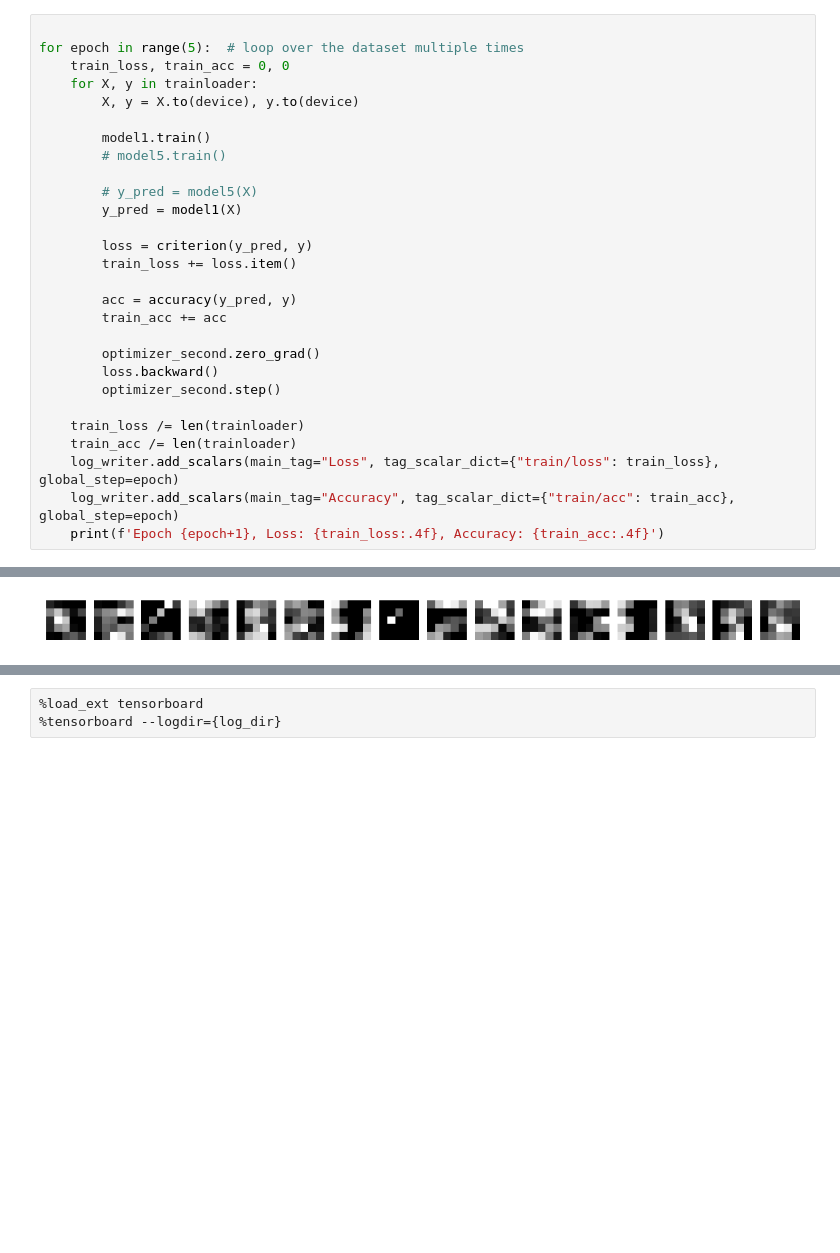
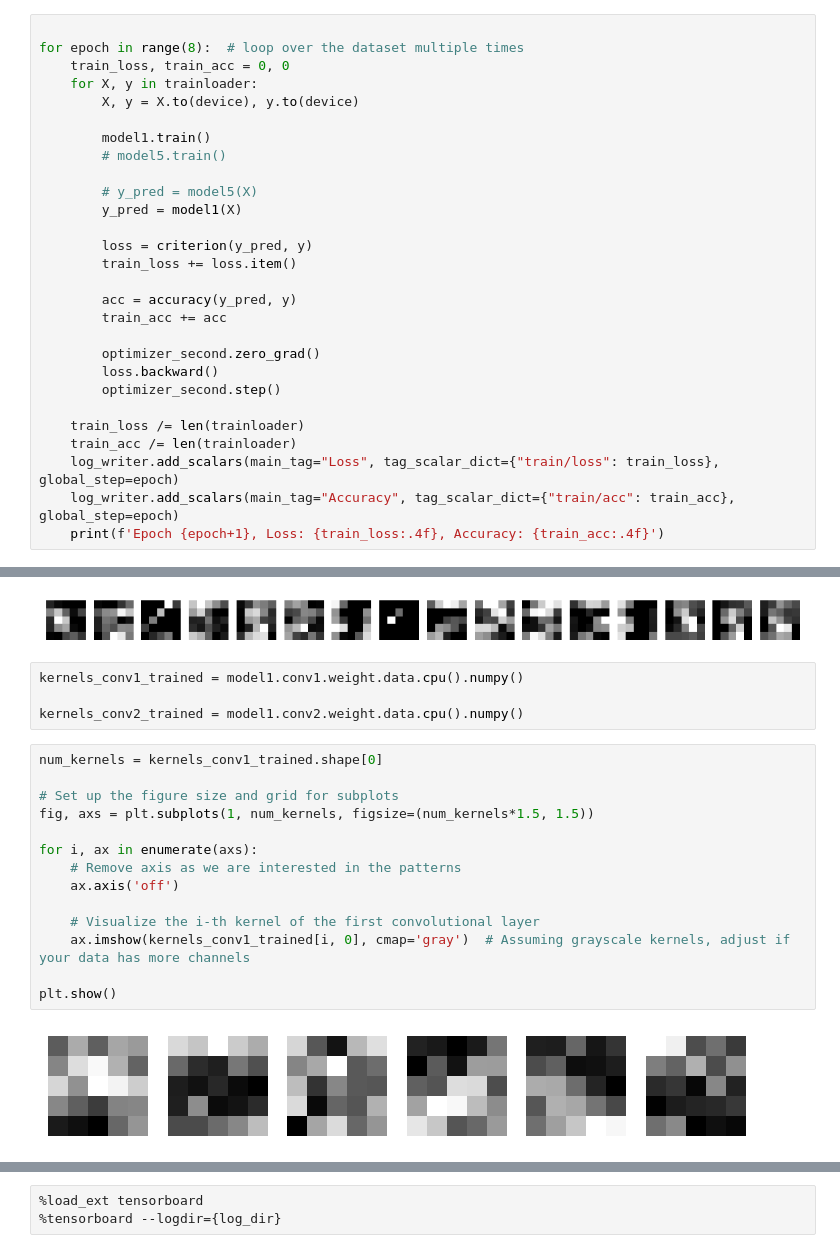
Before and after one commit to denmj/ML_regs, a Jupyter notebook: pytorch_/simple_model.ipynb, the cells around one changed output, grey strips where cells are left out. Cells and saved outputs as stored; diff of their text form; blank space fills up the shorter version.

```diff
--- a/pytorch_/simple_model.ipynb
+++ b/pytorch_/simple_model.ipynb
@@ -220,7 +256,7 @@ log_dir = os.path.join('runs', timestamp, experiment_name, model_name)
 log_writer = SummaryWriter(log_dir=log_dir)
 # %%
 
-for epoch in range(5):  # loop over the dataset multiple times
+for epoch in range(8):  # loop over the dataset multiple times
     train_loss, train_acc = 0, 0
     for X, y in trainloader:
         X, y = X.to(device), y.to(device)
@@ -321,3 +360,23 @@ for idx, feature_map in enumerate(feature_maps_trained[0]):
 plt.show()
 # %% [output]
 [figure]
+# %%
+kernels_conv1_trained = model1.conv1.weight.data.cpu().numpy()
+
+kernels_conv2_trained = model1.conv2.weight.data.cpu().numpy()
+# %%
+num_kernels = kernels_conv1_trained.shape[0]
+
+# Set up the figure size and grid for subplots
+fig, axs = plt.subplots(1, num_kernels, figsize=(num_kernels*1.5, 1.5))
+
+for i, ax in enumerate(axs):
+    # Remove axis as we are interested in the patterns
+    ax.axis('off')
+
+    # Visualize the i-th kernel of the first convolutional layer
+    ax.imshow(kernels_conv1_trained[i, 0], cmap='gray')  # Assuming grayscale kernels, adjust if your data has more channels
+
+plt.show()
+# %% [output]
+[figure, added]
```
Also changed, not shown: parts of 5 cells of this notebook, 3 other files.
